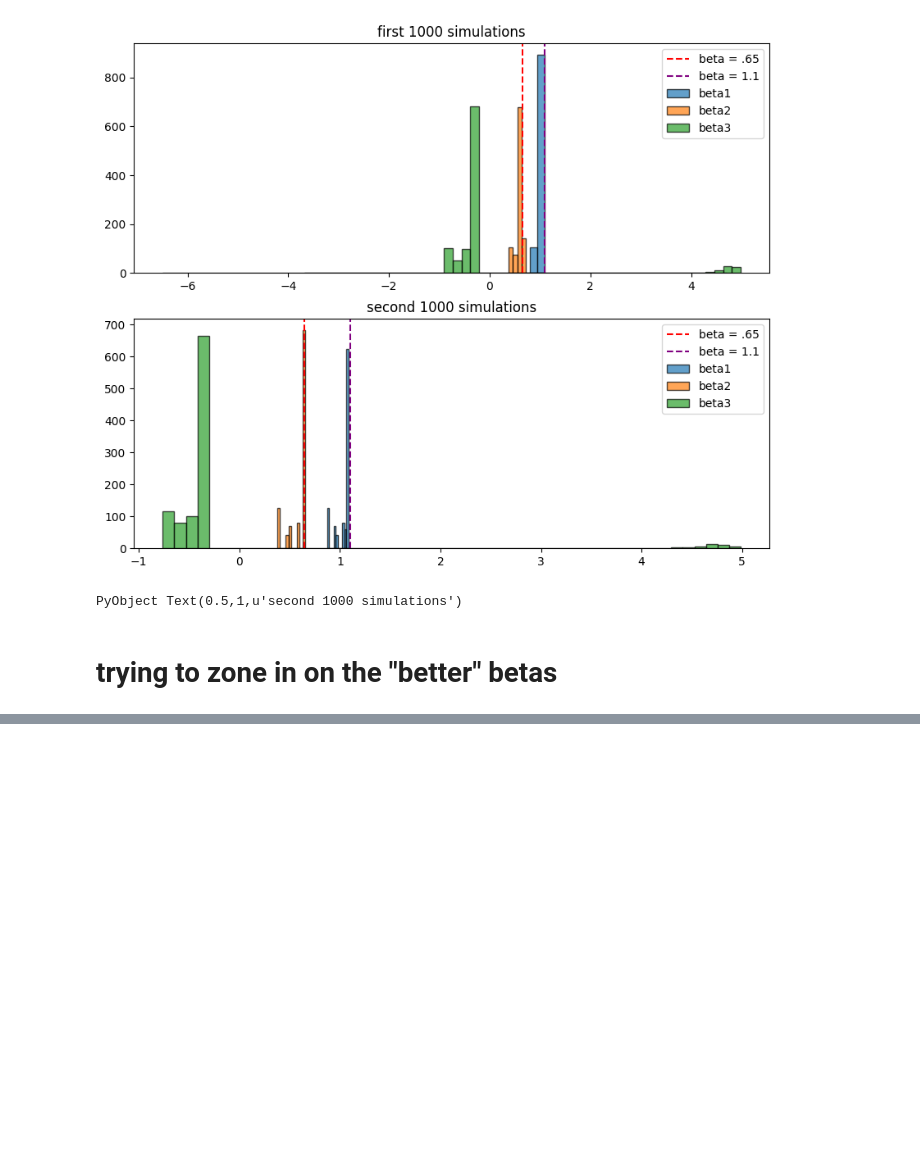
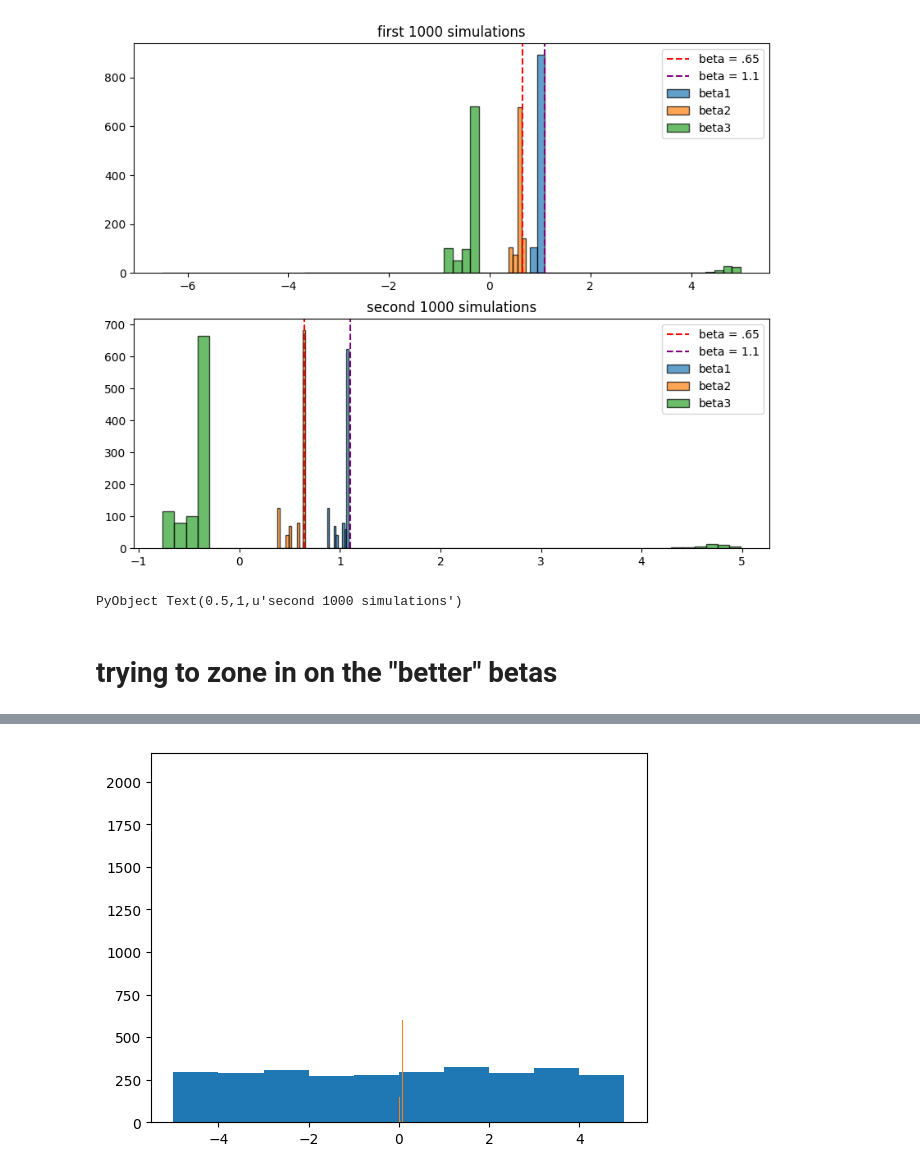
Before and after one commit to ndawlab/em, a Jupyter notebook: fit.ipynb, the cells around one changed output, grey strips where cells are left out. Drawn from its saved outputs; the diff is of its cells as text; code cells hidden in the pictures; blank space fills up the shorter version.

```diff
--- a/fit.ipynb
+++ b/fit.ipynb
@@ -300,0 +495,37 @@ PyObject Text(0.5,1,u'second 1000 simulations')
+# %%
+standard_errors1 = Array{Float64}(1000, 3)
+pvals_arr1 = Array{Float64}(1000, 3)
+standard_errors2 = Array{Float64}(1000, 3)
+pvals_arr2 = Array{Float64}(1000, 3)
+
+for simidx in 1:1000
+
+    s1, pvals1, errs1 = emerrors(
+    data,
+    1:20,
+    sim_one[:x_results][:, :, simidx],
+    designmatrix(Any[[ones(NS) cov], ones(NS)]),
+    sim_one[:h_results][:, :, :, simidx],
+    sim_one[:beta_results][simidx, :],
+    diagm(sim_one[:sigma_results][simidx, :]),
+    qlik
+    )
+
+    standard_errors1[simidx, :] = s1
+    pvals_arr1[simidx, :] = pvals1
+
+    s2, pvals2, errs2 = emerrors(
+    data,
+    1:20,
+    sim_two[:x_results][:, :, simidx],
+    designmatrix(Any[[ones(NS) cov], ones(NS)]),
+    sim_two[:h_results][:, :, :, simidx],
+    sim_two[:beta_results][simidx, :],
+    diagm(sim_two[:sigma_results][simidx, :]),
+    qlik
+    )
+
+    standard_errors2[simidx, :] = s2
+    pvals_arr2[simidx, :] = pvals2
+
+end
@@ -300,0 +547,5 @@ PyObject Text(0.5,1,u'second 1000 simulations')
+# %%
+plt[:hist](sim_one[:beta_used][.!isnan.(pvals_arr1)][:, 1])
+plt[:hist](pvals_arr1[.!isnan.(pvals_arr1)][:, 1], bins=100);
+# %% [output]
+[figure, added]
```
Also changed, not shown: parts of 5 cells of this notebook.
